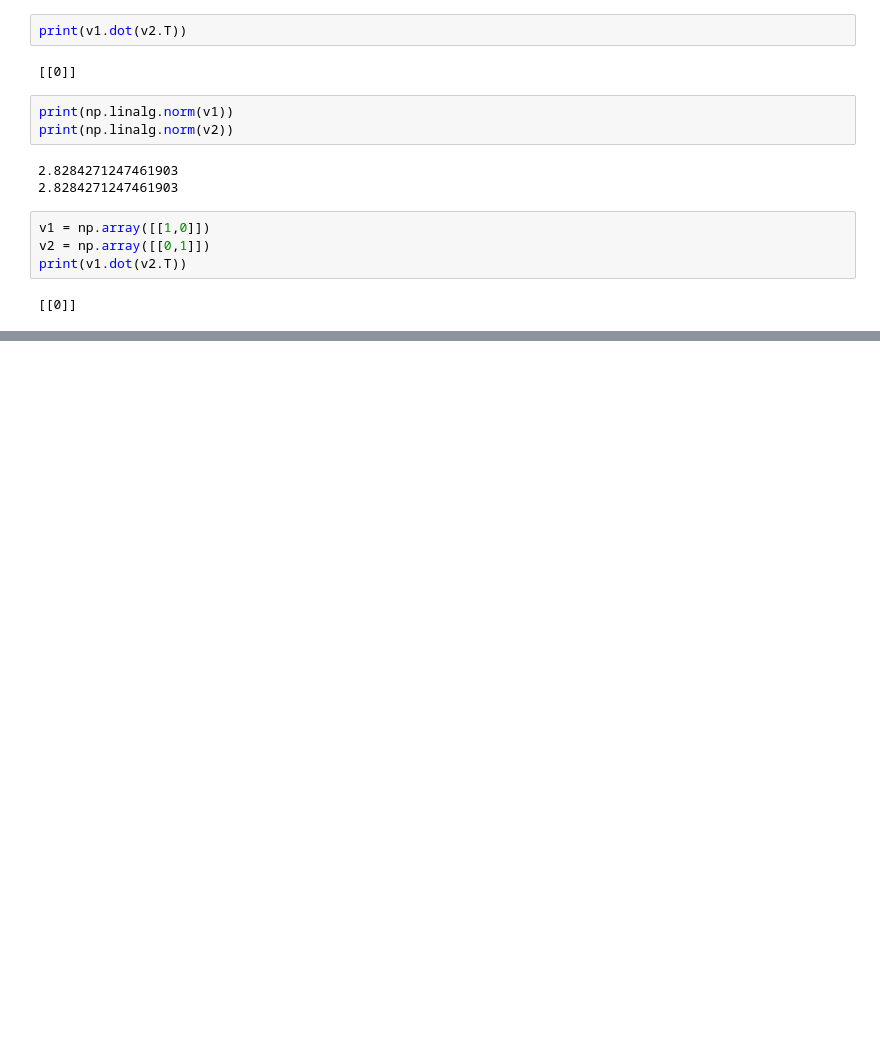
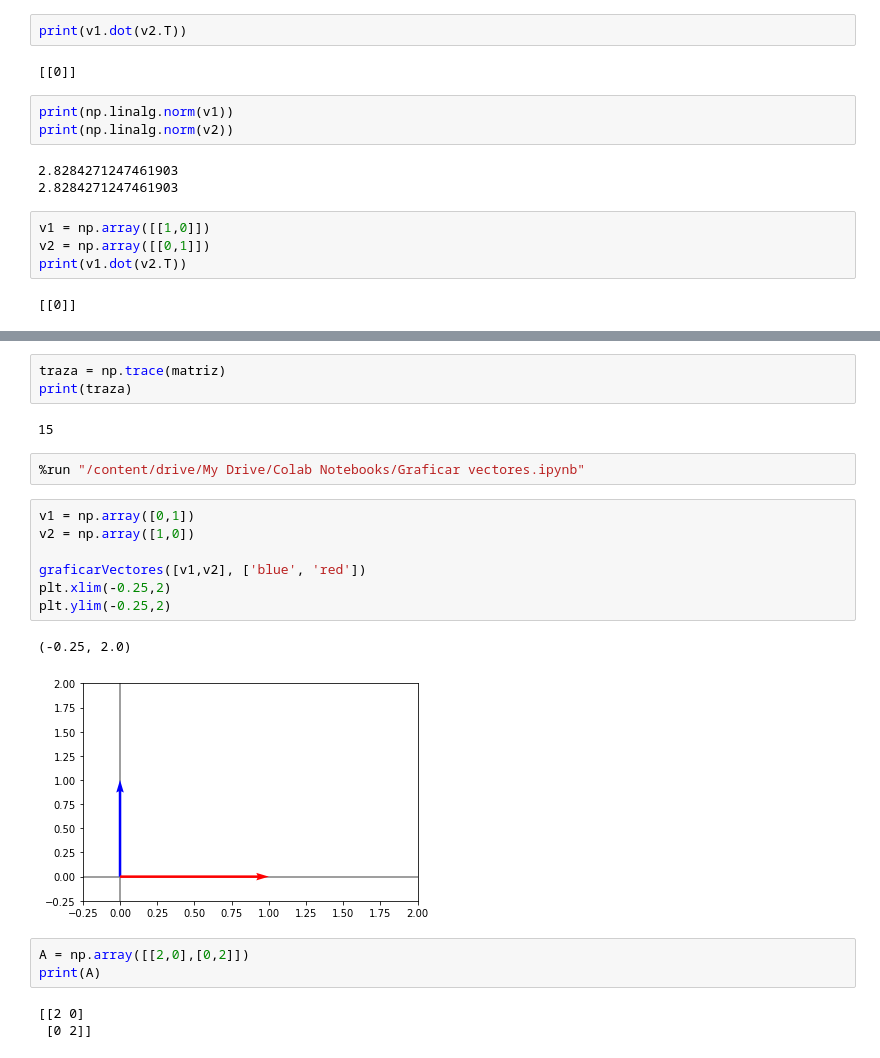
Before and after one commit to kalebsampaco/Ejercicios-en-google-colab, a Jupyter notebook: escalares_vectores_matrice_Transpo.ipynb, the cells around one changed output, grey strips where cells are left out. Cells and saved outputs as stored; diff of their text form; blank space fills up the shorter version.

```diff
--- a/escalares_vectores_matrice_Transpo.ipynb
+++ b/escalares_vectores_matrice_Transpo.ipynb
@@ -1078,0 +1189,23 @@ print(np.linalg.norm(v2))
+# %%
+traza = np.trace(matriz)
+print(traza)
+# %% [output]
+15
+# %%
+%run "/content/drive/My Drive/Colab Notebooks/Graficar vectores.ipynb"
+# %%
+v1 = np.array([0,1])
+v2 = np.array([1,0])
+
+graficarVectores([v1,v2], ['blue', 'red'])
+plt.xlim(-0.25,2)
+plt.ylim(-0.25,2)
+# %% [output]
+(-0.25, 2.0)
+[figure, added]
+# %%
+A = np.array([[2,0],[0,2]])
+print(A)
+# %% [output]
+[[2 0]
+ [0 2]]
```
Also changed, not shown: parts of 23 cells of this notebook.
